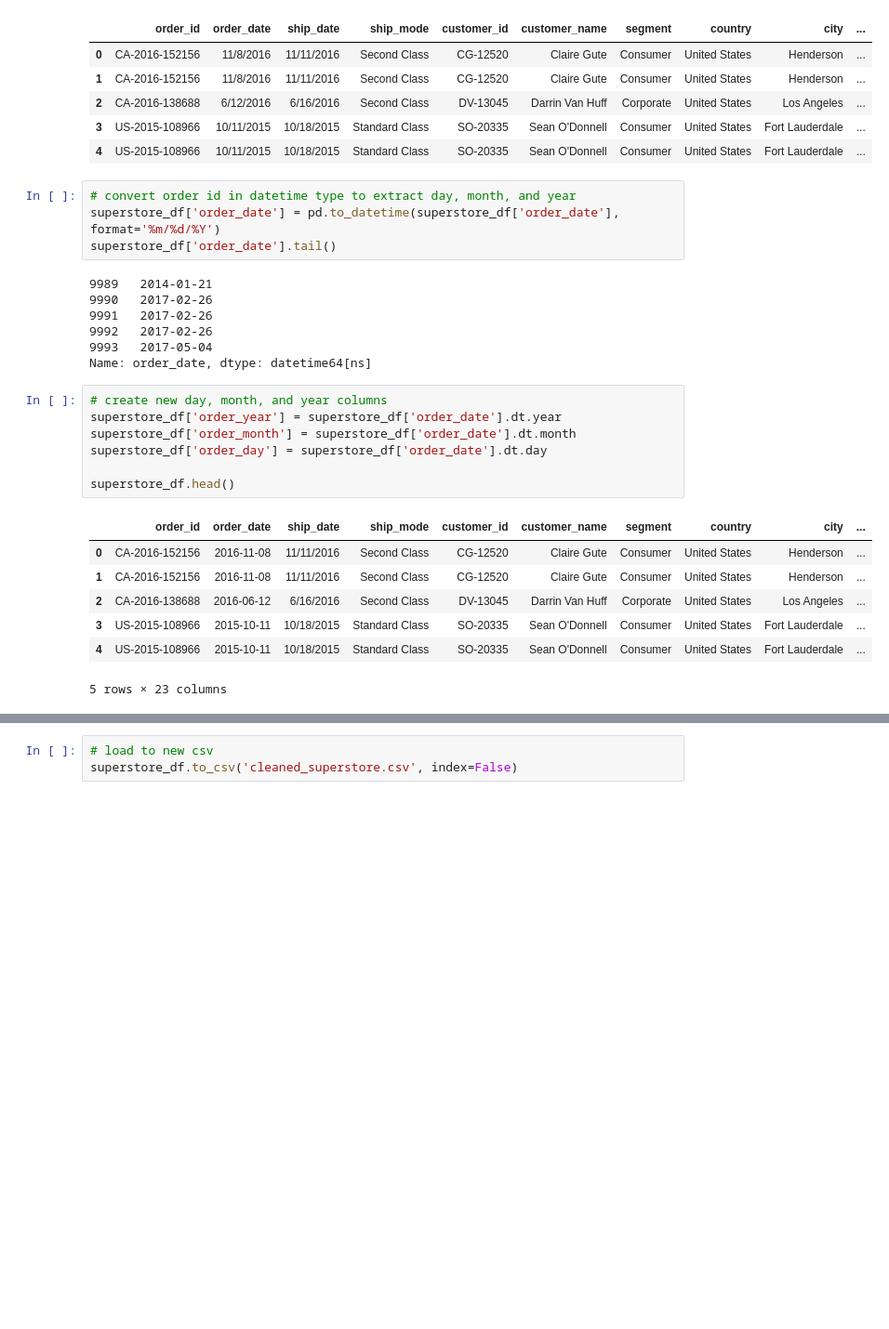
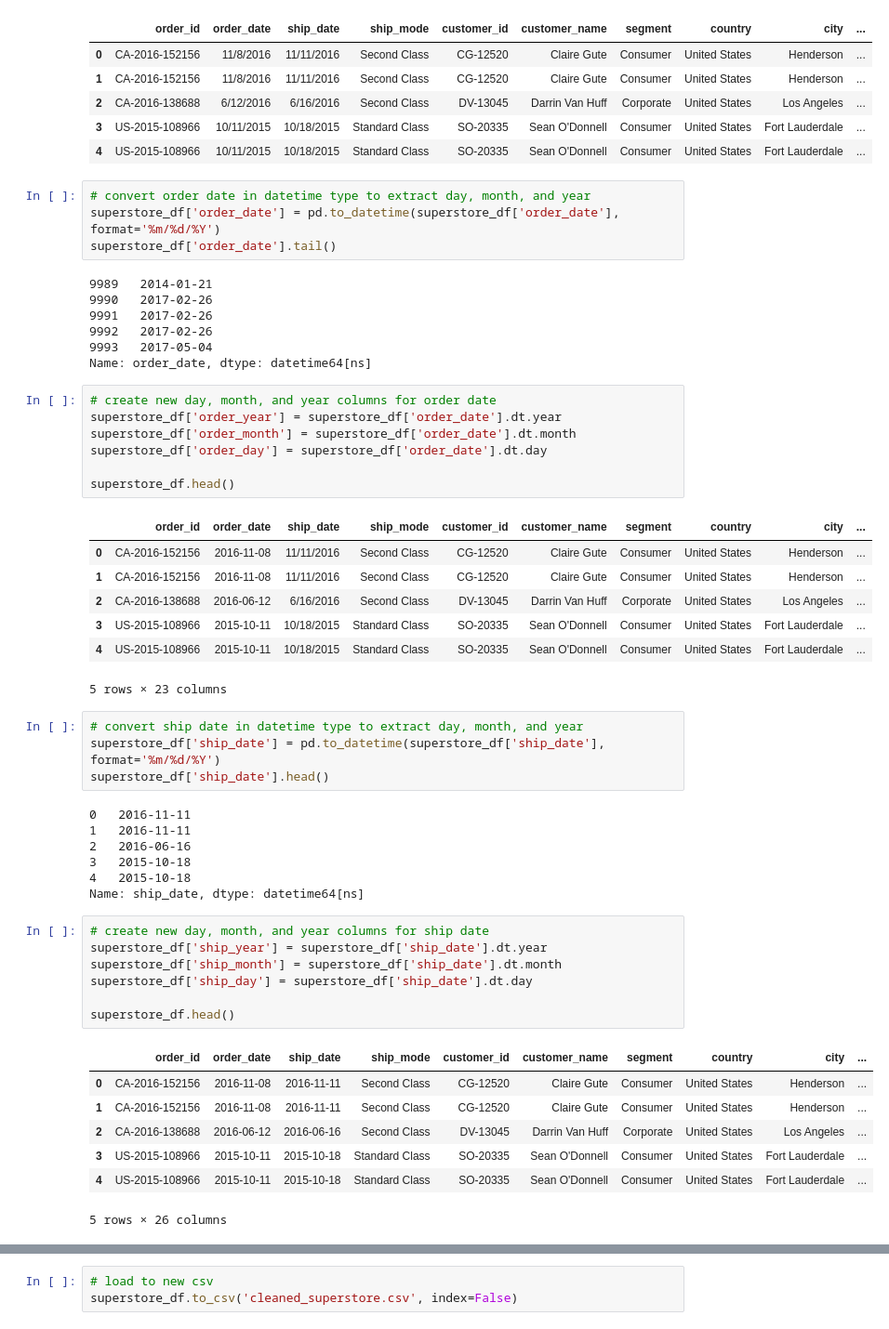
Before and after one commit to markcelemen/sales-performance-dashboard, a Jupyter notebook: preprocessing_dataset.ipynb, the cells around one changed output, grey strips where cells are left out. Shown: that part at 93% size. Drawn from its saved outputs; the diff is of its cells as text; blank space fills up the shorter version.

```diff
--- a/preprocessing_dataset.ipynb
+++ b/preprocessing_dataset.ipynb
@@ -189,7 +199,7 @@ superstore_df.head()
 | 3 | US-2015-108966 | 10/11/2015 | 10/18/2015 | Standard Class | SO-20335 | Sean O'Donnell | Consumer | United States | Fort Lauderdale | ... |
 | 4 | US-2015-108966 | 10/11/2015 | 10/18/2015 | Standard Class | SO-20335 | Sean O'Donnell | Consumer | United States | Fort Lauderdale | ... |
 # %%
-# convert order id in datetime type to extract day, month, and year
+# convert order date in datetime type to extract day, month, and year
 superstore_df['order_date'] = pd.to_datetime(superstore_df['order_date'], format='%m/%d/%Y')
 superstore_df['order_date'].tail()
 # %% [output]
@@ -200,7 +210,7 @@ superstore_df['order_date'].tail()
 9993   2017-05-04
 Name: order_date, dtype: datetime64[ns]
 # %%
-# create new day, month, and year columns
+# create new day, month, and year columns for order date
 superstore_df['order_year'] = superstore_df['order_date'].dt.year
 superstore_df['order_month'] = superstore_df['order_date'].dt.month
 superstore_df['order_day'] = superstore_df['order_date'].dt.day
@@ -214,3 +224,29 @@ superstore_df.head()
 | 3 | US-2015-108966 | 2015-10-11 | 10/18/2015 | Standard Class | SO-20335 | Sean O'Donnell | Consumer | United States | Fort Lauderdale | ... |
 | 4 | US-2015-108966 | 2015-10-11 | 10/18/2015 | Standard Class | SO-20335 | Sean O'Donnell | Consumer | United States | Fort Lauderdale | ... |
 5 rows × 23 columns
+# %%
+# convert ship date in datetime type to extract day, month, and year
+superstore_df['ship_date'] = pd.to_datetime(superstore_df['ship_date'], format='%m/%d/%Y')
+superstore_df['ship_date'].head()
+# %% [output]
+0   2016-11-11
+1   2016-11-11
+2   2016-06-16
+3   2015-10-18
+4   2015-10-18
+Name: ship_date, dtype: datetime64[ns]
+# %%
+# create new day, month, and year columns for ship date
+superstore_df['ship_year'] = superstore_df['ship_date'].dt.year
+superstore_df['ship_month'] = superstore_df['ship_date'].dt.month
+superstore_df['ship_day'] = superstore_df['ship_date'].dt.day
+
+superstore_df.head()
+# %% [output]
+|  | order_id | order_date | ship_date | ship_mode | customer_id | customer_name | segment | country | city | ... |
+| 0 | CA-2016-152156 | 2016-11-08 | 2016-11-11 | Second Class | CG-12520 | Claire Gute | Consumer | United States | Henderson | ... |
+| 1 | CA-2016-152156 | 2016-11-08 | 2016-11-11 | Second Class | CG-12520 | Claire Gute | Consumer | United States | Henderson | ... |
+| 2 | CA-2016-138688 | 2016-06-12 | 2016-06-16 | Second Class | DV-13045 | Darrin Van Huff | Corporate | United States | Los Angeles | ... |
+| 3 | US-2015-108966 | 2015-10-11 | 2015-10-18 | Standard Class | SO-20335 | Sean O'Donnell | Consumer | United States | Fort Lauderdale | ... |
+| 4 | US-2015-108966 | 2015-10-11 | 2015-10-18 | Standard Class | SO-20335 | Sean O'Donnell | Consumer | United States | Fort Lauderdale | ... |
+5 rows × 26 columns
```
Also changed, not shown: parts of 6 cells of this notebook, 1 other file.
